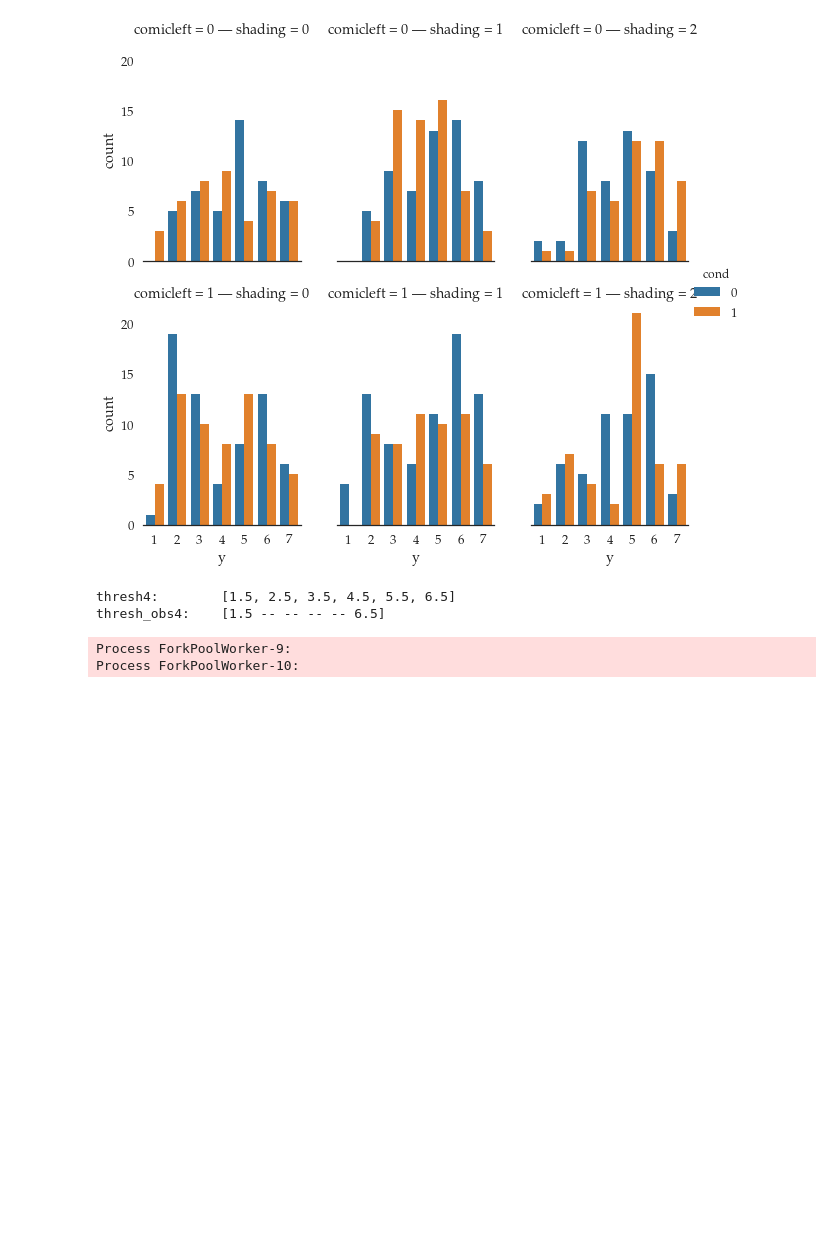
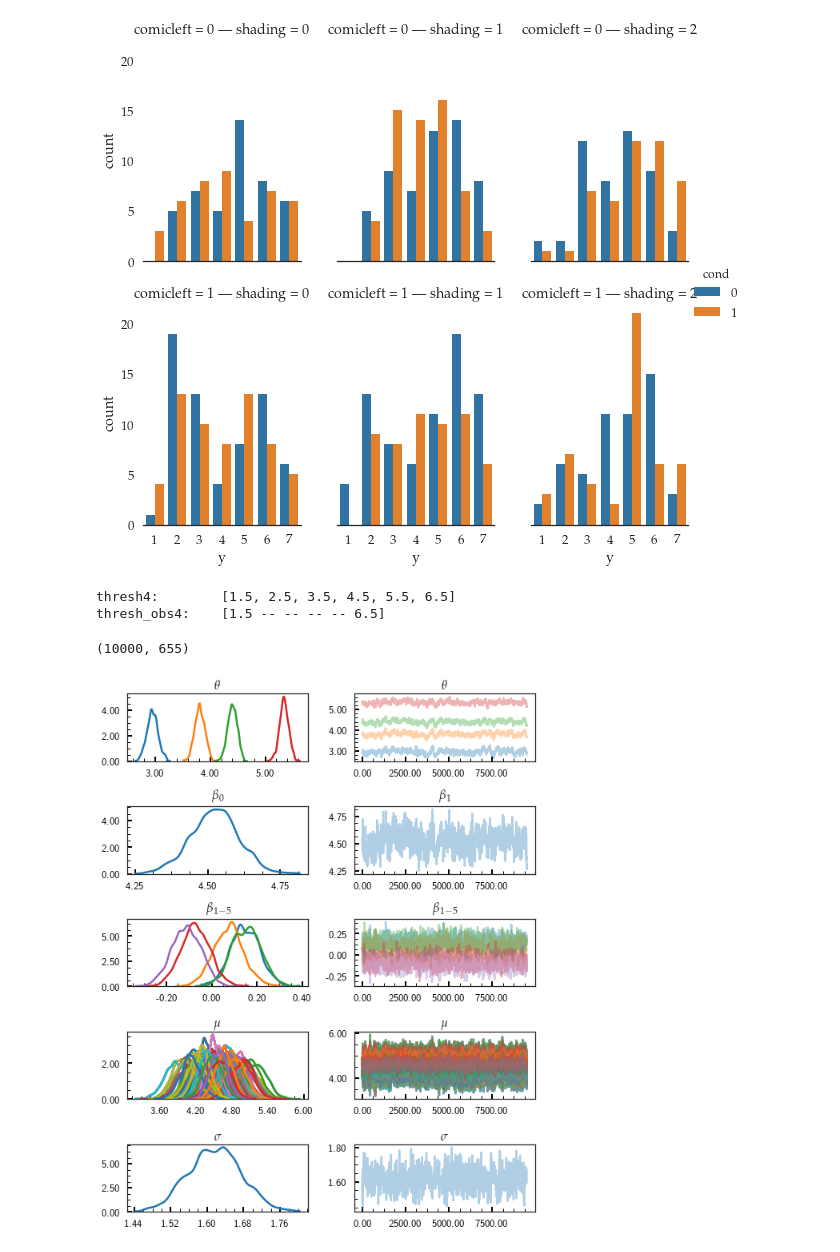
Before and after one commit to CrowdDynamicsLab/ComicPersuasion, a Jupyter notebook: Paper Draft/LaTeX/hari-code/ordinal prediction.ipynb, the cells around one changed output. Drawn from its saved outputs; the diff is of its cells as text; code cells hidden in the pictures; blank space fills up the shorter version.

```diff
--- a/Paper Draft/LaTeX/hari-code/ordinal prediction.ipynb
+++ b/Paper Draft/LaTeX/hari-code/ordinal prediction.ipynb
@@ -203,7 +203,4 @@ with pm.Model() as ordinal_model_multi_metric:
 # %%
 with ordinal_model_multi_metric:
     step1 = pm.Metropolis()
-    trace4 = pm.sample(10000, step=step1,njobs=2)
+    trace4 = pm.sample(10000, step=step1)
-# %% [output]
-Process ForkPoolWorker-9:
-Process ForkPoolWorker-10:
@@ -212,3 +207,8 @@ trace4.varnames
+# %%
+z = trace4['mu']
+z.shape
+# %% [output]
+(10000, 655)
 # %%
 burned_trace = trace4[500:]
 # pm.traceplot(burned_trace);
@@ -218,7 +218,7 @@ NCols = 2
 sb.set_style("white")
 fig, axs = sb.mpl.pyplot.subplots(NRows,
                                   NCols)  #### change on changing parameters
-fig.set_size_inches(10, 18)
+fig.set_size_inches(8, 10)
 # fig, axs = sb.plt.subplots(5, 2) #### change on changing parameters
 # fig.set_size_inches(12, 12)
 pm.plots.traceplot(
@@ -230,35 +230,41 @@ pm.plots.traceplot(
     #         'b2': (burned_trace['b2']).mean(),
     #         'b3': (burned_trace['b3']).mean(),
     #         'b4': (burned_trace['b4']).mean(),
     #     }
     ax=axs)
 axs[0, 0].set_title(r"$\theta$")
 axs[0, 1].set_title(r"$\theta$")
 axs[1, 0].set_title(r"$\beta_0$")
 axs[1, 1].set_title(r"$\beta_1$")
-axs[2, 0].set_title(r"$\beta_{1-4}$")
-axs[2, 1].set_title(r"$\beta_{1-4}$")
+axs[2, 0].set_title(r"$\beta_{1-5}$")
+axs[2, 1].set_title(r"$\beta_{1-5}$")
 axs[3, 0].set_title(r"$\mu$")
 axs[3, 1].set_title(r"$\mu$")
 axs[4, 0].set_title(r"$\sigma$")
 axs[4, 1].set_title(r"$\sigma$")
 axs[1, 0].xaxis.set_major_locator(plt.MaxNLocator(3))
 axs[3, 0].xaxis.set_major_locator(plt.MaxNLocator(6))
 axs[4, 0].xaxis.set_major_locator(plt.MaxNLocator(6))
 for i in range(NRows):
     for j in range(NCols):
         z = axs[i, j]
         z.set_xlabel("")  # no individual labels
         z.set_ylabel("")
         z.xaxis.set_major_formatter(FormatStrFormatter('%.2f'))
         z.yaxis.set_major_formatter(FormatStrFormatter('%.2f'))
         z.tick_params(
             direction='in', length=6, width=2, colors='k', which='major')
         z.tick_params(
             direction='in', length=4, width=1, colors='k', which='minor')
         z.xaxis.set_ticks_position('bottom')
         z.yaxis.set_ticks_position('left')
         z.minorticks_on()
+
+
+fig.tight_layout()
+fig.savefig("posterior plots.pdf")
+# %% [output]
+[figure, added]
 # %%
 pm.diagnostics.gelman_rubin(trace4)
 # %%
```
Also changed, not shown: parts of 2 cells of this notebook, 6 other files.
